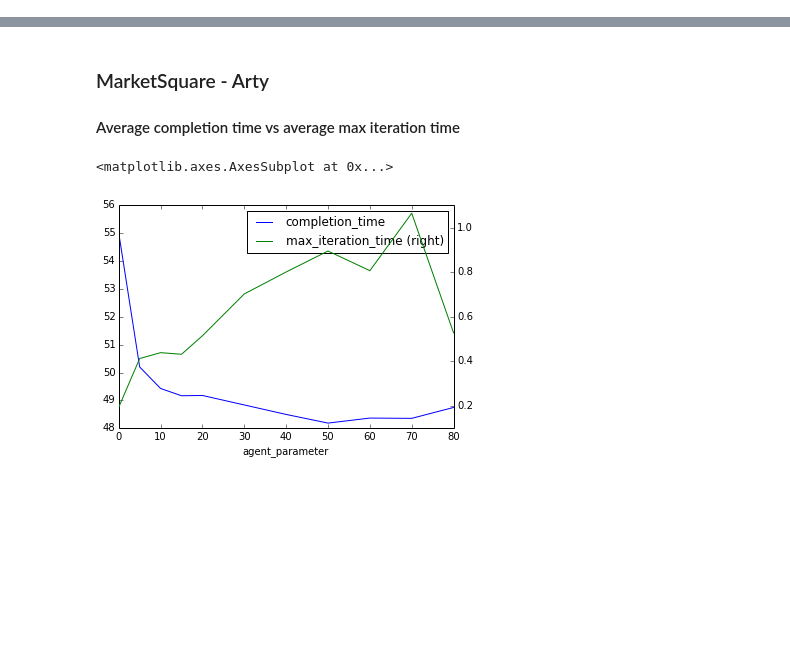
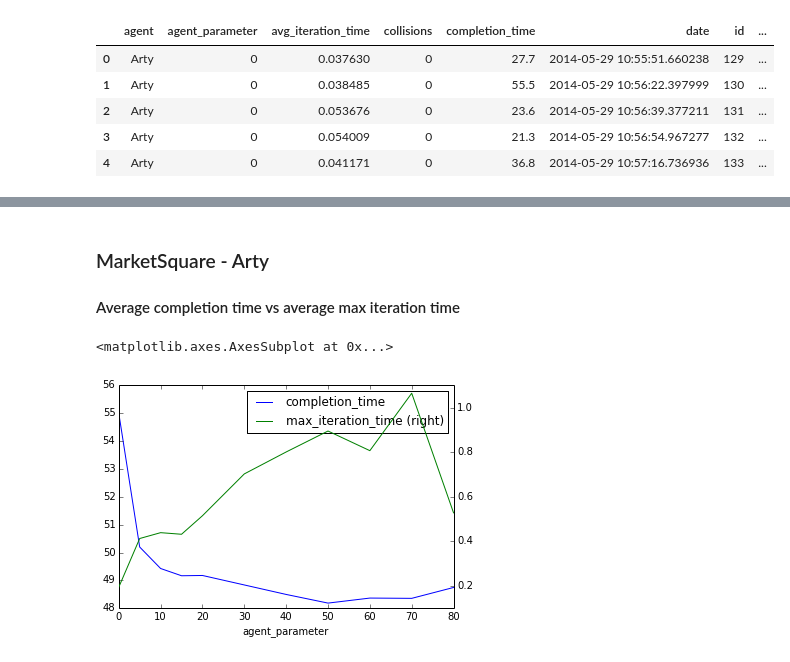
Before and after one commit to freider/keiro, a Jupyter notebook: Plots.ipynb, the cells around one changed output, grey strips where cells are left out. Saved outputs shown, nothing was run; the diff lists cells and outputs as text; code cells hidden in the pictures; blank space fills up the shorter version.

```diff
--- a/Plots.ipynb
+++ b/Plots.ipynb
@@ -4 +73,10 @@ import matplotlib.pyplot as plt
+# %%
+data.head()
+# %% [output]
+|  | agent | agent_parameter | avg_iteration_time | collisions | completion_time | date | id | ... |
+| 0 | Arty | 0 | 0.037630 | 0 | 27.7 | 2014-05-29 10:55:51.660238 | 129 | ... |
+| 1 | Arty | 0 | 0.038485 | 0 | 55.5 | 2014-05-29 10:56:22.397999 | 130 | ... |
+| 2 | Arty | 0 | 0.053676 | 0 | 23.6 | 2014-05-29 10:56:39.377211 | 131 | ... |
+| 3 | Arty | 0 | 0.054009 | 0 | 21.3 | 2014-05-29 10:56:54.967277 | 132 | ... |
+| 4 | Arty | 0 | 0.041171 | 0 | 36.8 | 2014-05-29 10:57:16.736936 | 133 | ... |
 # %%
```
Also changed, not shown: parts of 13 cells of this notebook.
